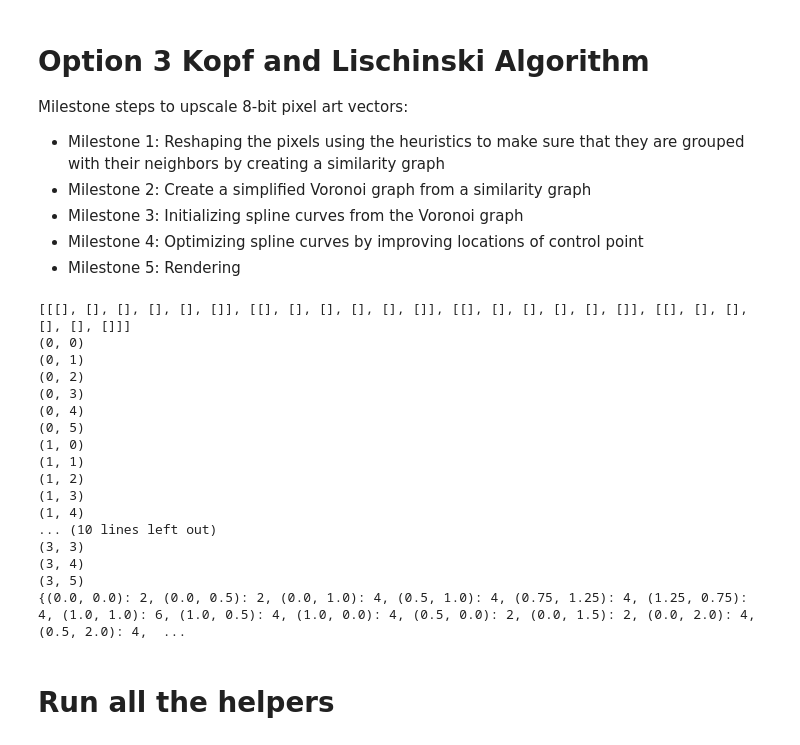
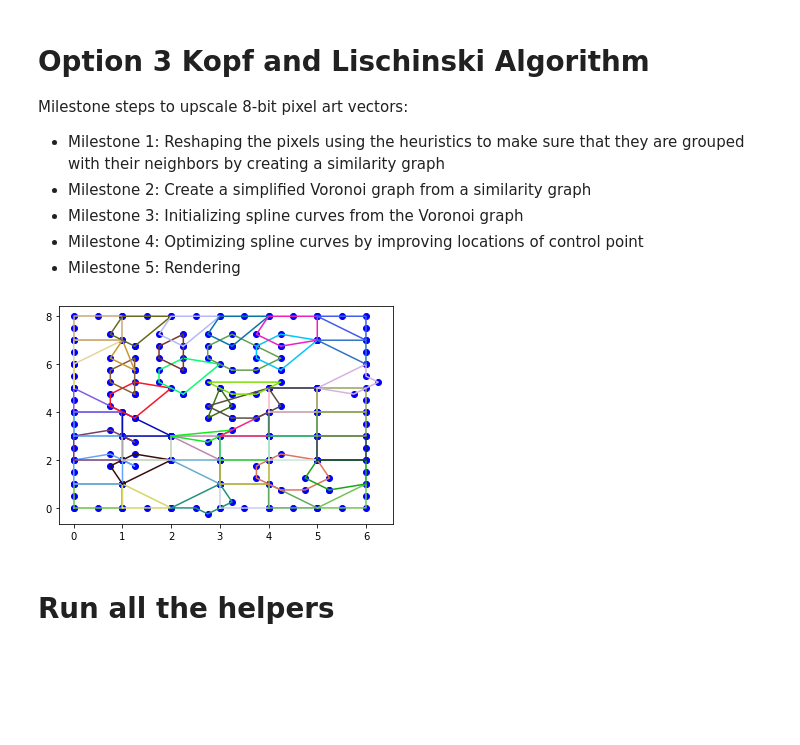
Before and after one commit to josephjkuang/pixel_art, a Jupyter notebook: Upscale.ipynb, the cells around one changed output. Cells and saved outputs as stored; diff of their text form; code cells hidden in the pictures; blank space fills up the shorter version.

Commit message:
Graph added

```diff
--- a/Upscale.ipynb
+++ b/Upscale.ipynb
@@ -59,8 +60,6 @@ Milestone steps to upscale 8-bit pixel art vectors:
 def createRegions(graph, image):
 	height, width = image[ :, :, 0].shape
 	voronoiPts = [[[] for j in range(height)] for j in range(width)]
-	print(voronoiPts)
-	# print(voronoiPts[height - 1][width - 1])
 
 	# float xcenter, ycenter;
 	for x in range(width):
@@ -68,7 +67,6 @@ def createRegions(graph, image):
 			pixel = (x, y)
 			xcenter = x + 0.5
 			ycenter = y + 0.5
-			print(pixel)
 
             # TOPLEFT
 			if(graph.has_edge(pixel, (pixel[0] -1, pixel[1] - 1))):
@@ -144,36 +142,30 @@ def collapseValence(voronoiPts, width, height):
 					temp.append(voronoiPts[x][y][i])
 			voronoiPts[x][y].clear()
 			voronoiPts[x][y] = temp
-	return valency
+
+	return voronoiPts
+
 def onBoundary(point, height, width):
 	return point[0] == 0 or point[0] == width or point[1] == 0 or point[1] == height
-
-
-boo_arm_file = './inputs/boo_arm.png'
-boo_arm = cv2.imread(boo_arm_file)
-height, width = boo_arm[:, :, 0].shape
-graph = create_similarity_graph(boo_arm)
-graph = remove_diagonals(graph, boo_arm)
-voronoiRegions = createRegions(graph, boo_arm)
-voronoiRegions = collapseValence(voronoiRegions, width, height)
-print(voronoiRegions)
-# %% [output]
-[[[], [], [], [], [], []], [[], [], [], [], [], []], [[], [], [], [], [], []], [[], [], [], [], [], []]]
-(0, 0)
-(0, 1)
-(0, 2)
-(0, 3)
-(0, 4)
-(0, 5)
-(1, 0)
-(1, 1)
-(1, 2)
-(1, 3)
-(1, 4)
-... (10 lines left out)
-(3, 3)
-(3, 4)
-(3, 5)
-{(0.0, 0.0): 2, (0.0, 0.5): 2, (0.0, 1.0): 4, (0.5, 1.0): 4, (0.75, 1.25): 4, (1.25, 0.75): 4, (1.0, 1.0): 6, (1.0, 0.5): 4, (1.0, 0.0): 4, (0.5, 0.0): 2, (0.0, 1.5): 2, (0.0, 2.0): 4, (0.5, 2.0): 4,  ...
+# %%
+boo_arm_file = './inputs/boo_arm_paper.png'
+boo_arm = cv2.imread(boo_arm_file)
+height, width = boo_arm[:, :, 0].shape
+graph = create_similarity_graph(boo_arm)
+graph = remove_diagonals(graph, boo_arm)
+voronoiRegions = createRegions(graph, boo_arm)
+voronoiRegions = collapseValence(voronoiRegions, width, height)
+
+# print(voronoiRegions)
+plt.figure()
+for region in voronoiRegions:
+    for points in region:
+        circular_points = points.append(points[0])
+        x, y = zip(*points)
+        color = tuple([random.uniform(0, 1) for _ in range(3)])
+        plt.scatter(x, y, c='blue')
+        plt.plot(x, y, color=color)
+# %% [output]
+[figure, added]
 # %% [markdown]
 # Run all the helpers
```
Also changed, not shown: parts of 1 cell of this notebook, 1 other file.
